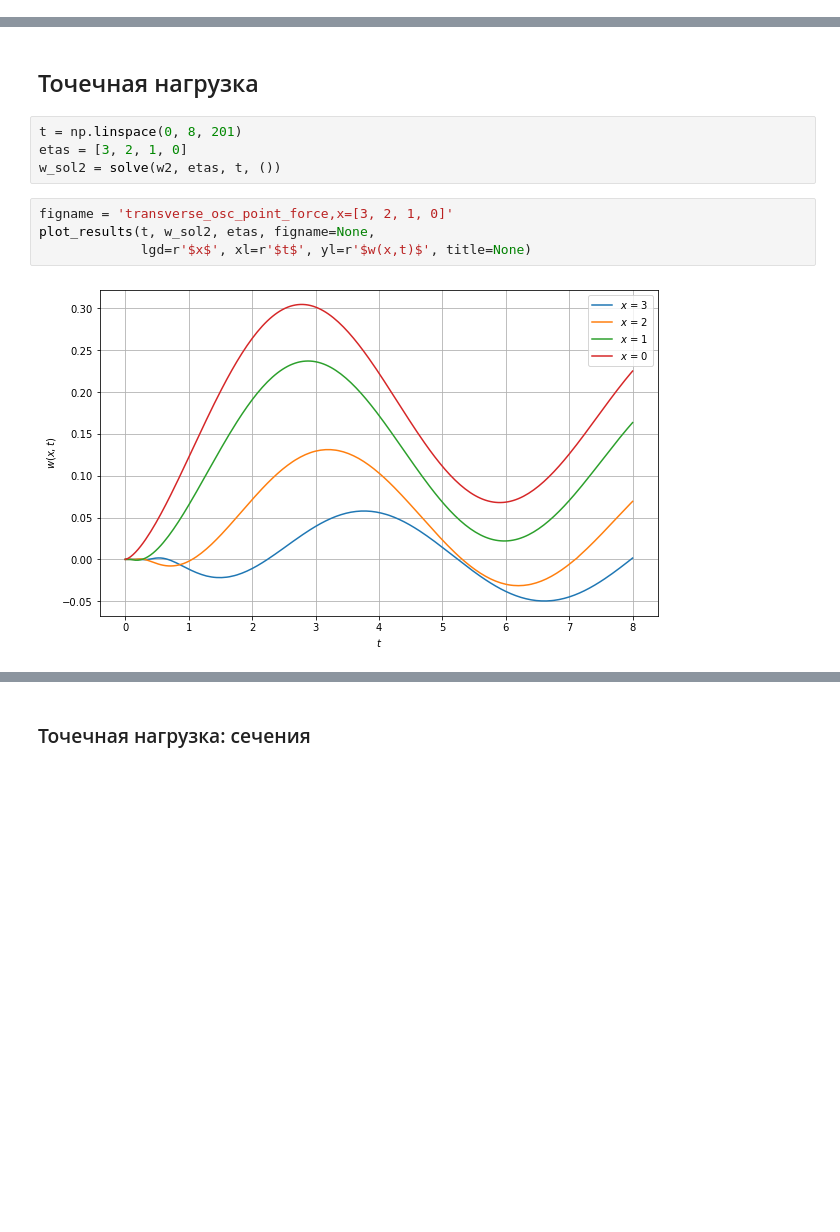
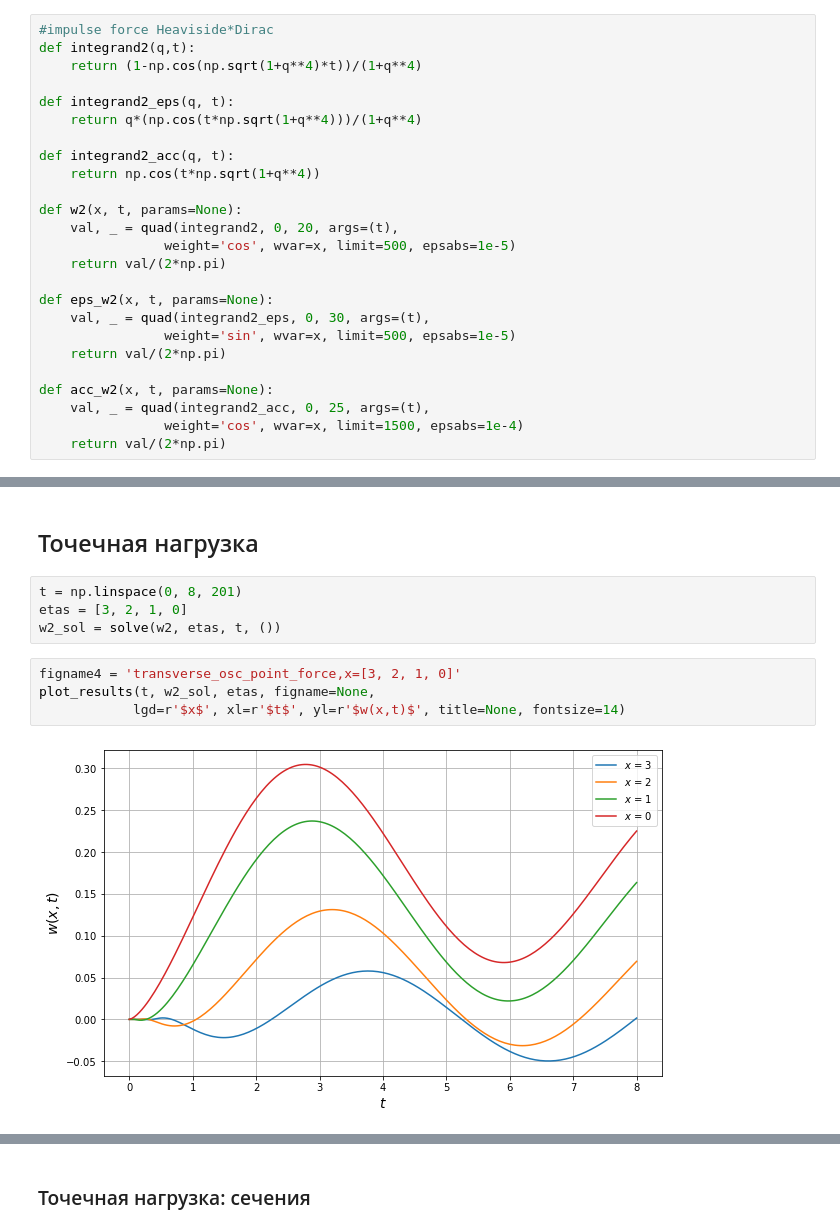
Before and after one commit to rayannott/wave_pde_analytical, a Jupyter notebook: transverse_oscillations.ipynb, the cells around one changed output, grey strips where cells are left out. Cells and saved outputs as stored; diff of their text form; blank space fills up the shorter version.

```diff
--- a/transverse_oscillations.ipynb
+++ b/transverse_oscillations.ipynb
@@ -41,3 +94,28 @@ def w1(eta, tau, params):
+# %%
+#impulse force Heaviside*Dirac
+def integrand2(q,t):
+    return (1-np.cos(np.sqrt(1+q**4)*t))/(1+q**4)
+
+def integrand2_eps(q, t):
+    return q*(np.cos(t*np.sqrt(1+q**4)))/(1+q**4)
+
+def integrand2_acc(q, t):
+    return np.cos(t*np.sqrt(1+q**4))
+
+def w2(x, t, params=None):
+    val, _ = quad(integrand2, 0, 20, args=(t),
+                weight='cos', wvar=x, limit=500, epsabs=1e-5)
+    return val/(2*np.pi)
+
+def eps_w2(x, t, params=None):
+    val, _ = quad(integrand2_eps, 0, 30, args=(t),
+                weight='sin', wvar=x, limit=500, epsabs=1e-5)
+    return val/(2*np.pi)
+
+def acc_w2(x, t, params=None):
+    val, _ = quad(integrand2_acc, 0, 25, args=(t),
+                weight='cos', wvar=x, limit=1500, epsabs=1e-4)
+    return val/(2*np.pi)
 # %% [markdown]
 ## Изгибные волны в бесконечной цилиндрической оболочке
 # %%
@@ -59,10 +153,10 @@ plot_results(tau, w_solution, etas, figname=None,
 # %%
 t = np.linspace(0, 8, 201)
 etas = [3, 2, 1, 0]
-w_sol2 = solve(w2, etas, t, ())
+w2_sol = solve(w2, etas, t, ())
 # %%
-figname = 'transverse_osc_point_force,x=[3, 2, 1, 0]'
-plot_results(t, w_sol2, etas, figname=None,
-             lgd=r'$x$', xl=r'$t$', yl=r'$w(x,t)$', title=None)
+figname4 = 'transverse_osc_point_force,x=[3, 2, 1, 0]'
+plot_results(t, w2_sol, etas, figname=None,
+            lgd=r'$x$', xl=r'$t$', yl=r'$w(x,t)$', title=None, fontsize=14)
 # %% [output]
-[figure, old version]
+[figure, new version]
```
Also changed, not shown: parts of 25 cells of this notebook, 2 other files.
